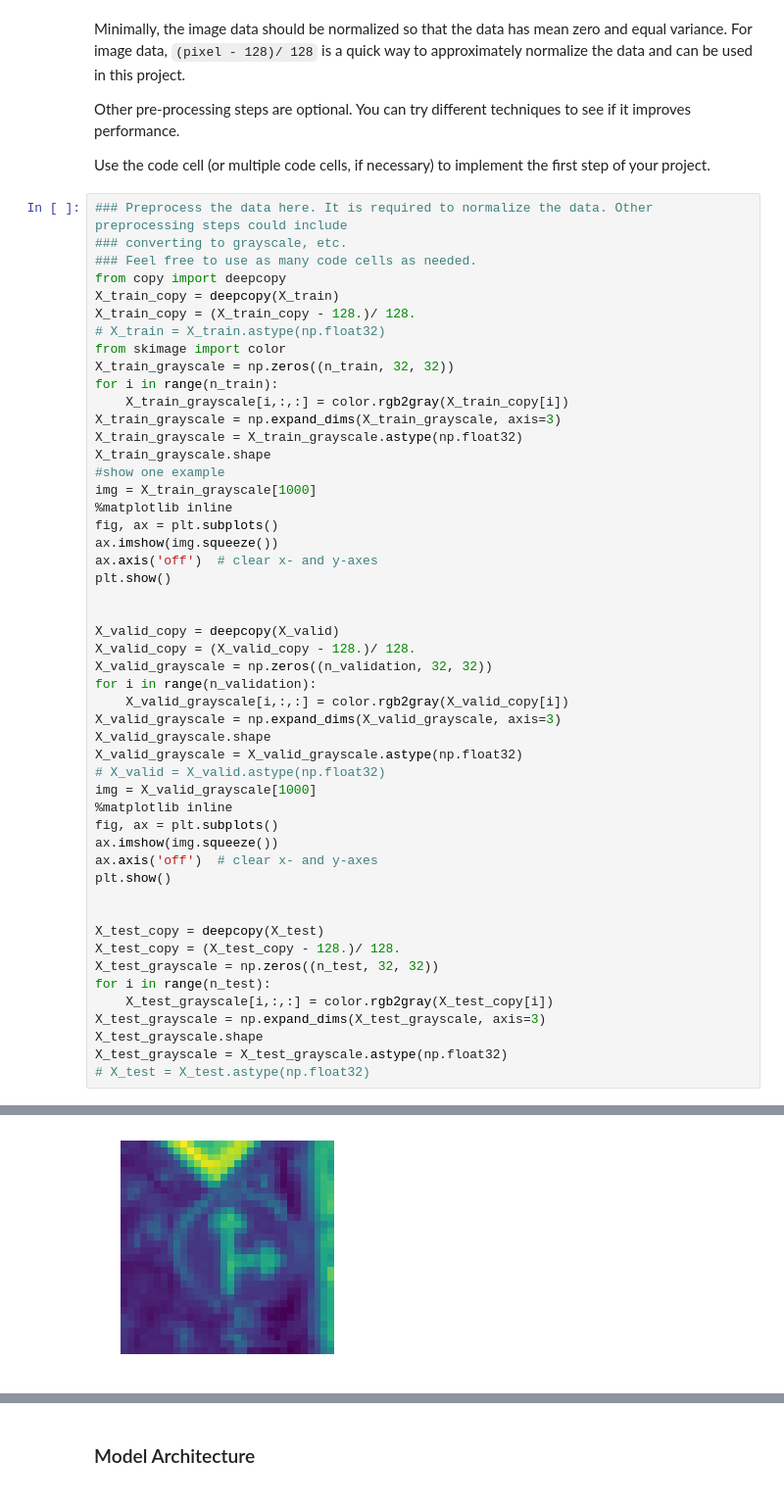
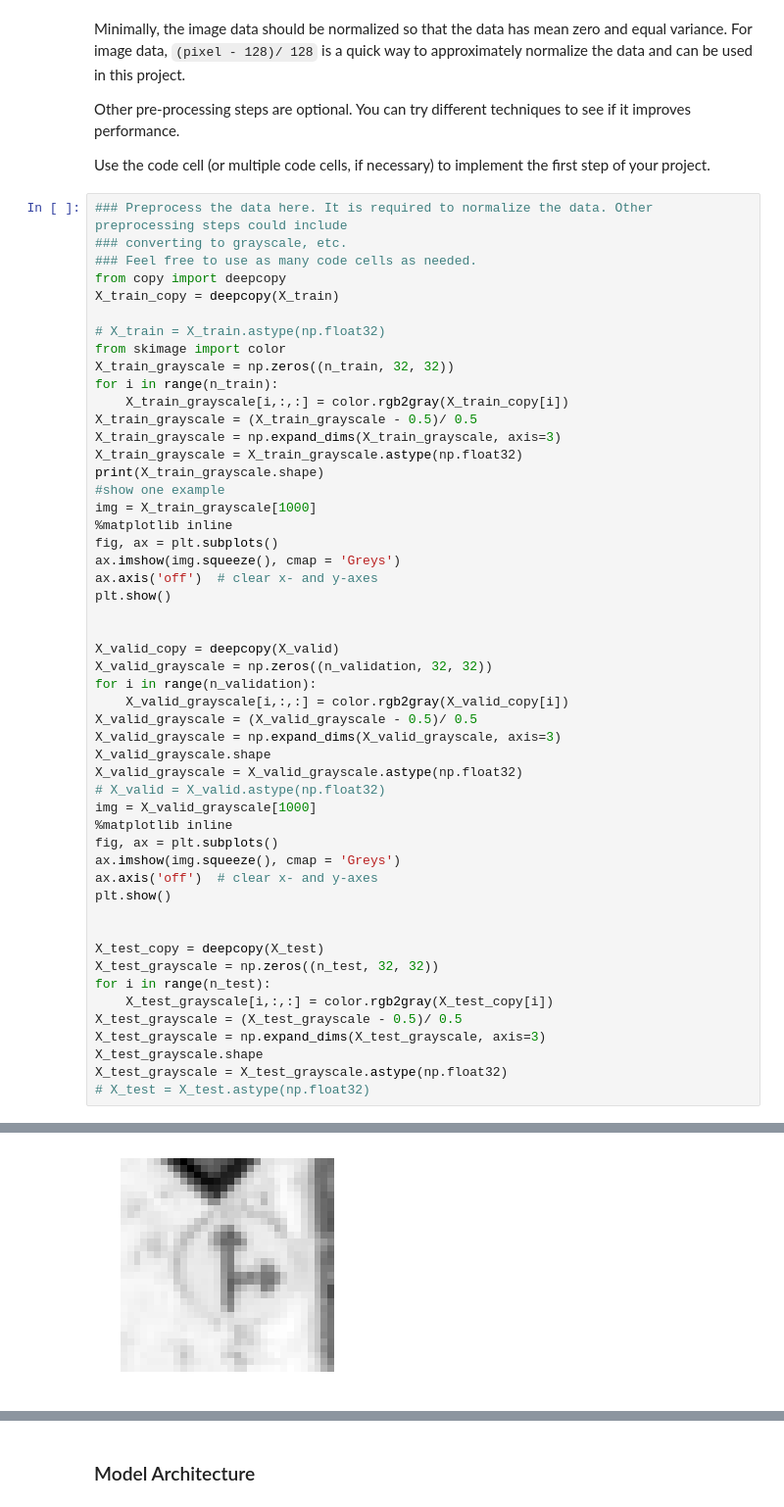
Before and after one commit to guangyangai/CarND-Traffic-Sign-Classifier-Project, a Jupyter notebook: Traffic_Sign_Classifier.ipynb, the cells around one changed output, grey strips where cells are left out. Shown at 98% size. Drawn from its saved outputs; the diff is of its cells as text.

```diff
--- a/Traffic_Sign_Classifier.ipynb
+++ b/Traffic_Sign_Classifier.ipynb
@@ -219,29 +221,30 @@ Use the code cell (or multiple code cells, if necessary) to implement the first
 ### Feel free to use as many code cells as needed.
 from copy import deepcopy
 X_train_copy = deepcopy(X_train)
-X_train_copy = (X_train_copy - 128.)/ 128.
+
 # X_train = X_train.astype(np.float32)
 from skimage import color
 X_train_grayscale = np.zeros((n_train, 32, 32))
 for i in range(n_train):
     X_train_grayscale[i,:,:] = color.rgb2gray(X_train_copy[i])
+X_train_grayscale = (X_train_grayscale - 0.5)/ 0.5
 X_train_grayscale = np.expand_dims(X_train_grayscale, axis=3)
 X_train_grayscale = X_train_grayscale.astype(np.float32)
-X_train_grayscale.shape
+print(X_train_grayscale.shape)
 #show one example
 img = X_train_grayscale[1000]
 %matplotlib inline
 fig, ax = plt.subplots()
-ax.imshow(img.squeeze())
+ax.imshow(img.squeeze(), cmap = 'Greys')
 ax.axis('off')  # clear x- and y-axes
 plt.show()
 
 
 X_valid_copy = deepcopy(X_valid)
-X_valid_copy = (X_valid_copy - 128.)/ 128.
 X_valid_grayscale = np.zeros((n_validation, 32, 32))
 for i in range(n_validation):
     X_valid_grayscale[i,:,:] = color.rgb2gray(X_valid_copy[i])
+X_valid_grayscale = (X_valid_grayscale - 0.5)/ 0.5
 X_valid_grayscale = np.expand_dims(X_valid_grayscale, axis=3)
 X_valid_grayscale.shape
 X_valid_grayscale = X_valid_grayscale.astype(np.float32)
@@ -249,16 +252,16 @@ X_valid_grayscale = X_valid_grayscale.astype(np.float32)
 img = X_valid_grayscale[1000]
 %matplotlib inline
 fig, ax = plt.subplots()
-ax.imshow(img.squeeze())
+ax.imshow(img.squeeze(), cmap = 'Greys')
 ax.axis('off')  # clear x- and y-axes
 plt.show()
 
 
 X_test_copy = deepcopy(X_test)
-X_test_copy = (X_test_copy - 128.)/ 128.
 X_test_grayscale = np.zeros((n_test, 32, 32))
 for i in range(n_test):
     X_test_grayscale[i,:,:] = color.rgb2gray(X_test_copy[i])
+X_test_grayscale = (X_test_grayscale - 0.5)/ 0.5
 X_test_grayscale = np.expand_dims(X_test_grayscale, axis=3)
 X_test_grayscale.shape
 X_test_grayscale = X_test_grayscale.astype(np.float32)
@@ -267 +271 @@ X_test_grayscale = X_test_grayscale.astype(np.float32)
-[figure, old version]
+[figure, new version]
```
Also changed, not shown: parts of 15 cells of this notebook.
